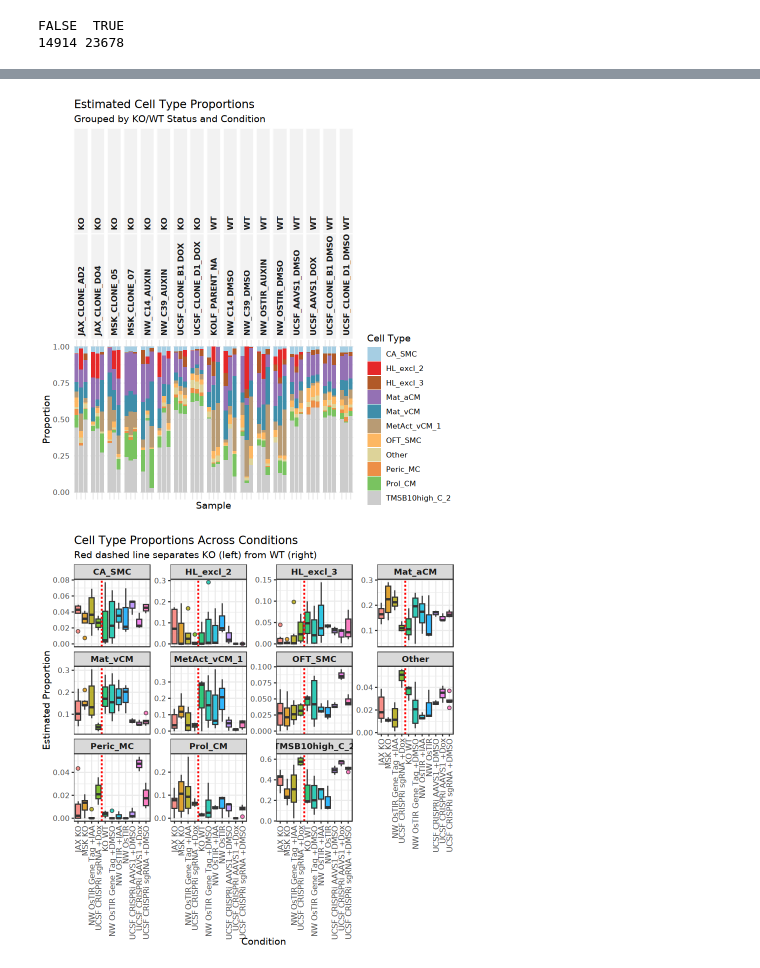
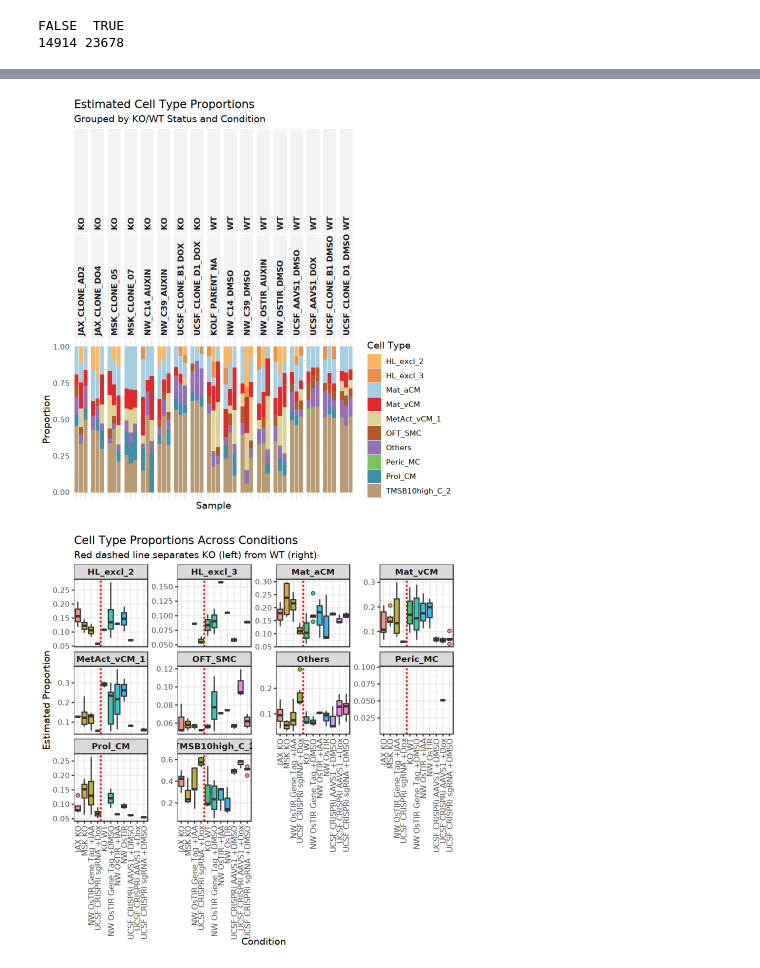
Before and after one commit to morphic-bio/exchange-experiment-analysis, a Jupyter notebook: scripts/03_Deconvolution_ISL1.ipynb, the cells around one changed output, grey strips where cells are left out. Saved outputs shown, nothing was run; the diff lists cells and outputs as text; code cells hidden in the pictures.

```diff
--- a/scripts/03_Deconvolution_ISL1.ipynb
+++ b/scripts/03_Deconvolution_ISL1.ipynb
@@ -201,22 +267,18 @@ long_data <- merged_data %>%
     values_to = "Proportion"
   )
 
-# 4. Set your cutoff threshold (e.g., 5%)
-threshold <- 0.05
-
-# Find cell types that reach this threshold in AT LEAST ONE sample
-keep_cells <- long_data %>%
-  group_by(CellType) %>%
-  summarize(MaxProp = max(Proportion, na.rm = TRUE)) %>%
-  filter(MaxProp >= threshold) %>%
-  pull(CellType)
-
-# 5. Create a clean dataset where rare cells become "Other"
+# 4. Collapse fitted values below 5% within each sample into one plotting
+# category. This happens after fitting and does not add an Others signature.
+small_proportion_threshold <- 0.05
 long_data_clean <- long_data %>%
-  mutate(CellType = ifelse(CellType %in% keep_cells, as.character(CellType), "Other")) %>%
-  # PRESERVE ko_gene during summarization
-  group_by(SampleName, Dcondition, ko_gene, CellType) %>%
-  summarize(Proportion = sum(Proportion, na.rm = TRUE), .groups = "drop")
+  mutate(
+    CellType = if_else(
+      !is.na(Proportion) & Proportion < small_proportion_threshold,
+      "Others", as.character(CellType)
+    )
+  ) %>%
+  group_by(across(-Proportion)) %>%
+  summarise(Proportion = sum(Proportion), .groups = "drop")
 
 # 6. Apply Label Mapping
 label_map <- c(
@@ -267,17 +329,13 @@ long_data_clean <- long_data_clean %>%
 ko_count <- length(unique(long_data_clean$plot_label[long_data_clean$ko_status == "KO"]))
 
 # 8. Setup Shuffled Colors
-n_colors <- length(unique(long_data_clean$CellType[long_data_clean$CellType != "Other"]))
+cell_type_levels <- unique(long_data_clean$CellType)
+n_colors <- length(cell_type_levels)
 base_palette <- colorRampPalette(brewer.pal(12, "Paired"))(n_colors)
 
 set.seed(42)
 distinct_colors <- sample(base_palette)
-
-if ("Other" %in% unique(long_data_clean$CellType)) {
-  final_colors <- c(distinct_colors, "grey80")
-} else {
-  final_colors <- distinct_colors
-}
+final_colors <- setNames(distinct_colors, cell_type_levels)
 
 # 9. Plot 1: Bar Plot (Two-Tiered Facets)
 p1 <- ggplot(long_data_clean, aes(x = SampleName, y = Proportion, fill = CellType)) +
@@ -301,35 +359,35 @@ p1 <- ggplot(long_data_clean, aes(x = SampleName, y = Proportion, fill = CellTyp
     x = "Sample",
     y = "Proportion",
     fill = "Cell Type"
   )
 
 print(p1)
 
 # 10. Plot 2: Box Plots (With Boundary Line)
 p2 <- ggplot(long_data_clean, aes(x = plot_label, y = Proportion, fill = plot_label)) +
   geom_boxplot(outlier.shape = 21, outlier.size = 1.5, alpha = 0.8) +
 
   # Draw a vertical dashed line separating KO and WT
   geom_vline(xintercept = ko_count + 0.5, linetype = "dashed", color = "red", linewidth = 0.8) +
 
   facet_wrap(~ CellType, scales = "free_y", ncol = 4) +
   theme_bw() +
   theme(
     axis.text.x = element_text(angle = 90, hjust = 1, vjust = 0.5, size = 9),
     strip.text = element_text(face = "bold", size = 10),
     legend.position = "none"
   ) +
   labs(
     title = "Cell Type Proportions Across Conditions",
     subtitle = "Red dashed line separates KO (left) from WT (right)",
     x = "Condition",
     y = "Estimated Proportion"
   )
 
 print(p2)
 # %% [output]
-[figure, old version]
+[figure, new version]
-[figure, old version]
+[figure, new version]
 # %%
 # Note: If you are using Seurat v5, use layer = "counts". For Seurat v4, use slot = "counts".
 # We use raw counts (linear scale) because bulk RNA-seq is a linear sum of cells.
```
Also changed, not shown: parts of 5 cells of this notebook, 2 other files.
